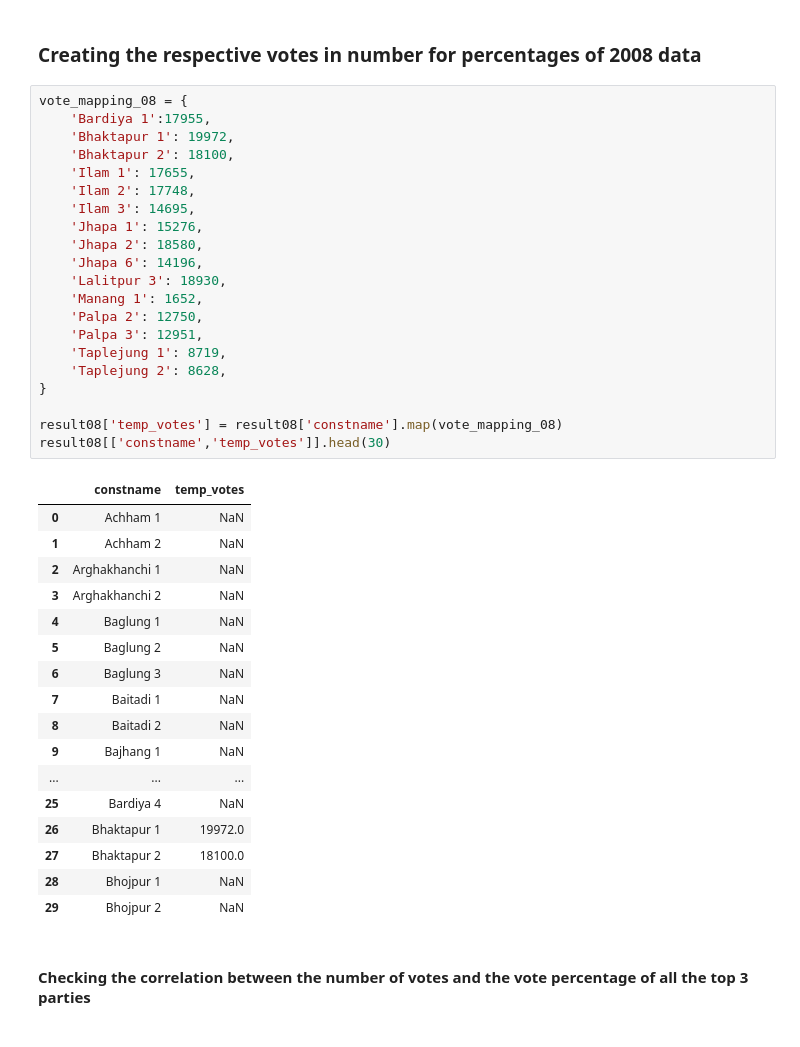
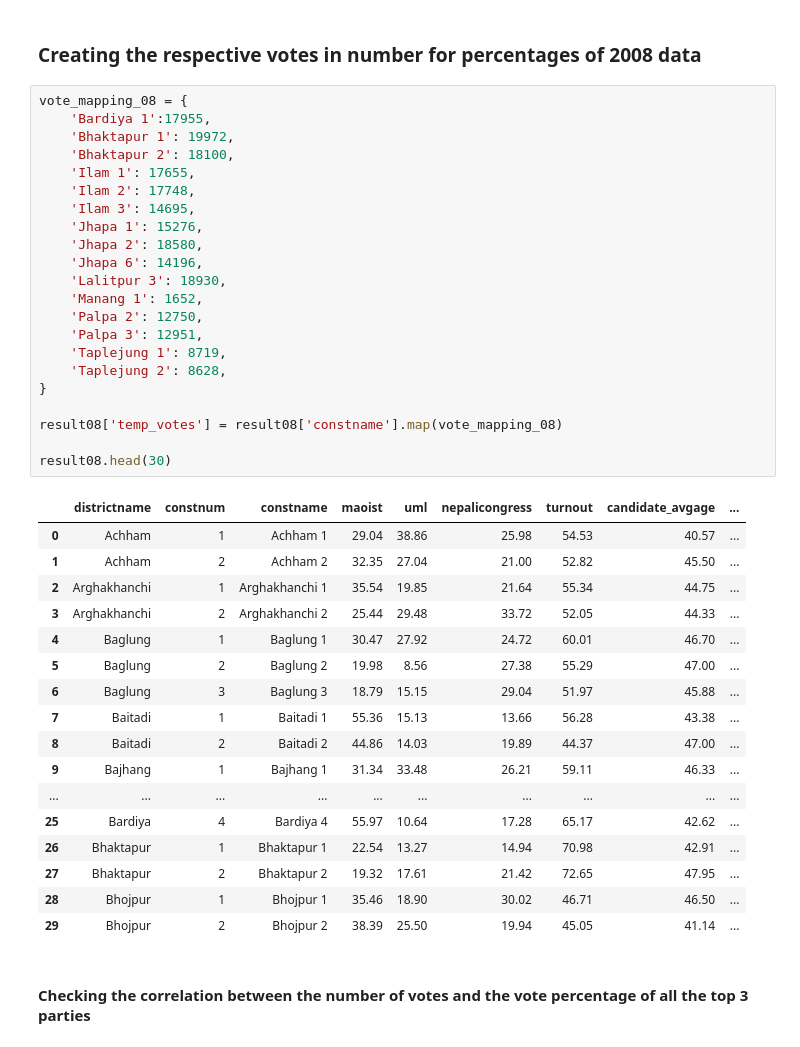
Before and after one commit to UjjwalKarkeyy/Nepal_Election_Prediction_Model, a Jupyter notebook: main.ipynb, the cells around one changed output. Drawn from its saved outputs; the diff is of its cells as text.

```diff
--- a/main.ipynb
+++ b/main.ipynb
@@ -345,42 +344,43 @@ result22.drop(columns='Temp_Winning_Party', inplace=True)
 # %%
 vote_mapping_08 = {
     'Bardiya 1':17955,
     'Bhaktapur 1': 19972,
     'Bhaktapur 2': 18100,
     'Ilam 1': 17655,
     'Ilam 2': 17748,
     'Ilam 3': 14695,
     'Jhapa 1': 15276,
     'Jhapa 2': 18580,
     'Jhapa 6': 14196,
     'Lalitpur 3': 18930,
     'Manang 1': 1652,
     'Palpa 2': 12750,
     'Palpa 3': 12951,
     'Taplejung 1': 8719,
     'Taplejung 2': 8628,
 }
 
 result08['temp_votes'] = result08['constname'].map(vote_mapping_08)
-result08[['constname','temp_votes']].head(30)
+
+result08.head(30)
 # %% [output]
-|  | constname | temp_votes |
-| 0 | Achham 1 | NaN |
-| 1 | Achham 2 | NaN |
-| 2 | Arghakhanchi 1 | NaN |
-| 3 | Arghakhanchi 2 | NaN |
-| 4 | Baglung 1 | NaN |
-| 5 | Baglung 2 | NaN |
-| 6 | Baglung 3 | NaN |
-| 7 | Baitadi 1 | NaN |
-| 8 | Baitadi 2 | NaN |
-| 9 | Bajhang 1 | NaN |
-| ... | ... | ... |
-| 25 | Bardiya 4 | NaN |
-| 26 | Bhaktapur 1 | 19972.0 |
-| 27 | Bhaktapur 2 | 18100.0 |
-| 28 | Bhojpur 1 | NaN |
-| 29 | Bhojpur 2 | NaN |
+|  | districtname | constnum | constname | maoist | uml | nepalicongress | turnout | candidate_avgage | ... |
+| 0 | Achham | 1 | Achham 1 | 29.04 | 38.86 | 25.98 | 54.53 | 40.57 | ... |
+| 1 | Achham | 2 | Achham 2 | 32.35 | 27.04 | 21.00 | 52.82 | 45.50 | ... |
+| 2 | Arghakhanchi | 1 | Arghakhanchi 1 | 35.54 | 19.85 | 21.64 | 55.34 | 44.75 | ... |
+| 3 | Arghakhanchi | 2 | Arghakhanchi 2 | 25.44 | 29.48 | 33.72 | 52.05 | 44.33 | ... |
+| 4 | Baglung | 1 | Baglung 1 | 30.47 | 27.92 | 24.72 | 60.01 | 46.70 | ... |
+| 5 | Baglung | 2 | Baglung 2 | 19.98 | 8.56 | 27.38 | 55.29 | 47.00 | ... |
+| 6 | Baglung | 3 | Baglung 3 | 18.79 | 15.15 | 29.04 | 51.97 | 45.88 | ... |
+| 7 | Baitadi | 1 | Baitadi 1 | 55.36 | 15.13 | 13.66 | 56.28 | 43.38 | ... |
+| 8 | Baitadi | 2 | Baitadi 2 | 44.86 | 14.03 | 19.89 | 44.37 | 47.00 | ... |
+| 9 | Bajhang | 1 | Bajhang 1 | 31.34 | 33.48 | 26.21 | 59.11 | 46.33 | ... |
+| ... | ... | ... | ... | ... | ... | ... | ... | ... | ... |
+| 25 | Bardiya | 4 | Bardiya 4 | 55.97 | 10.64 | 17.28 | 65.17 | 42.62 | ... |
+| 26 | Bhaktapur | 1 | Bhaktapur 1 | 22.54 | 13.27 | 14.94 | 70.98 | 42.91 | ... |
+| 27 | Bhaktapur | 2 | Bhaktapur 2 | 19.32 | 17.61 | 21.42 | 72.65 | 47.95 | ... |
+| 28 | Bhojpur | 1 | Bhojpur 1 | 35.46 | 18.90 | 30.02 | 46.71 | 46.50 | ... |
+| 29 | Bhojpur | 2 | Bhojpur 2 | 38.39 | 25.50 | 19.94 | 45.05 | 41.14 | ... |
 # %% [markdown]
 #### Checking the correlation between the number of votes and the vote percentage of all the top 3 parties
 # %%
```
Also changed, not shown: parts of 1 cell of this notebook.
